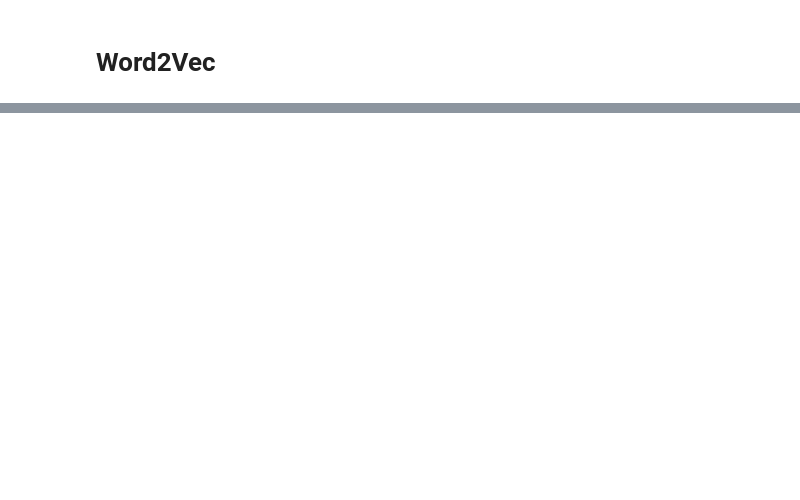
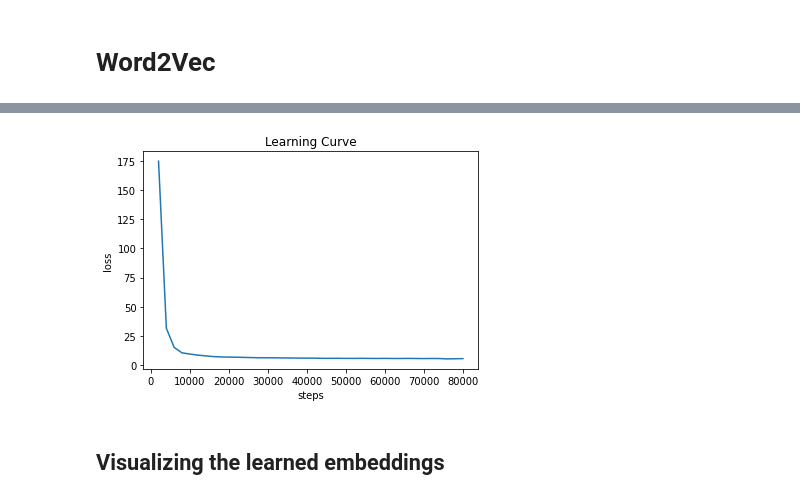
Before and after one commit to chengche6230/Deep-Learning-Course, a Jupyter notebook: Lab11/Lab11_lecture.ipynb, the cells around one changed output, grey strips where cells are left out. Saved outputs shown, nothing was run; the diff lists cells and outputs as text; code cells hidden in the pictures; blank space fills up the shorter version.

```diff
--- a/Lab11/Lab11_lecture.ipynb
+++ b/Lab11/Lab11_lecture.ipynb
@@ -73,0 +168,10 @@ vocabulary[:5]
+# %%
+## some training settings
+training_steps = 80000
+skip_step = 2000
+
+## some hyperparameters
+batch_size = 512
+embed_size = 512
+num_sampled = 256
+learning_rate = 1.0
@@ -73,0 +266,26 @@ vocabulary[:5]
+# %%
+train_loss = tf.keras.metrics.Mean(name='train_loss')
+optimizer = tf.keras.optimizers.SGD(learning_rate=learning_rate, momentum=0.1,nesterov=True)
+# %%
+@tf.function
+def train_step(center_words, target_words):
+    with tf.GradientTape() as tape:
+        loss = word2vec([center_words, target_words])
+    gradients = tape.gradient(loss, word2vec.trainable_variables)
+    optimizer.apply_gradients(zip(gradients, word2vec.trainable_variables))
+
+    train_loss(loss)
+# %%
+x = []
+y = []
+for step, (center_words, target_words) in enumerate(dataset):
+    if step == training_steps:
+        break
+    train_step(center_words, target_words)
+
+    if ((step+1) % skip_step) == 0:
+        template = 'Step {:0}, Loss: {:.2f}'
+        x.append(step+1)
+        y.append(train_loss.result())
+        print (template.format(step+1, train_loss.result()))
+        train_loss.reset_states()
@@ -73,0 +310,13 @@ vocabulary[:5]
+# %%
+%matplotlib inline
+import matplotlib.pyplot as plt
+
+plt.xlabel("steps")
+plt.ylabel("loss")
+plt.title("Learning Curve")
+plt.plot(x, y)
+plt.show()
+# %% [output]
+[figure, added]
+# %% [markdown]
+## Visualizing the learned embeddings
```
Also changed, not shown: parts of 24 cells of this notebook.
